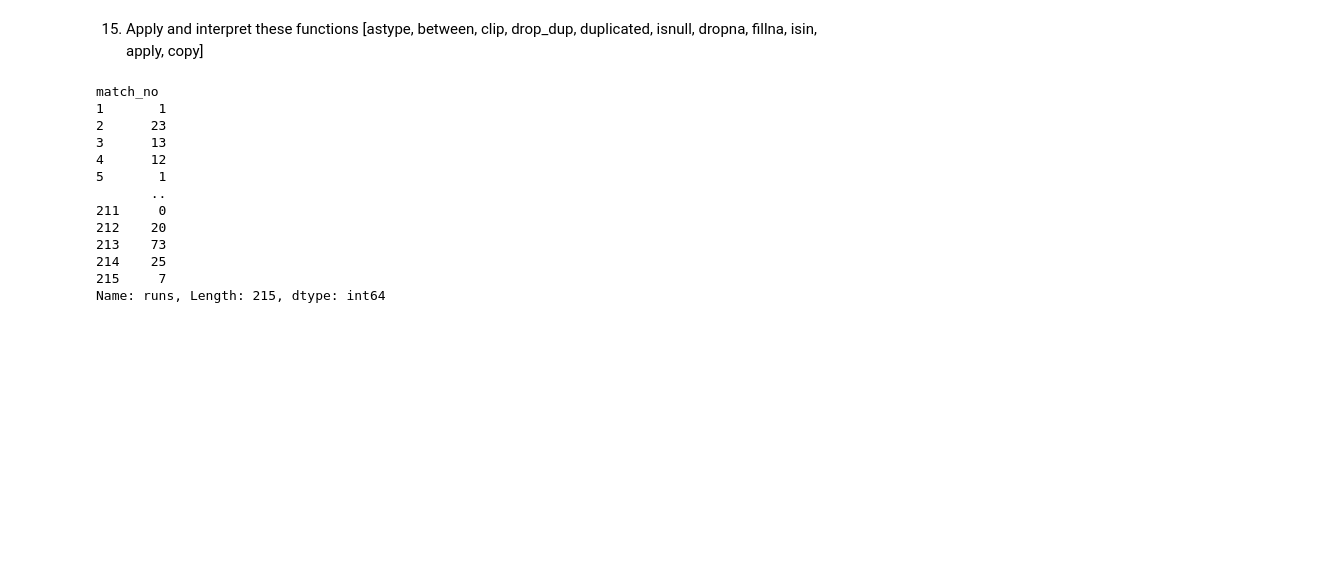
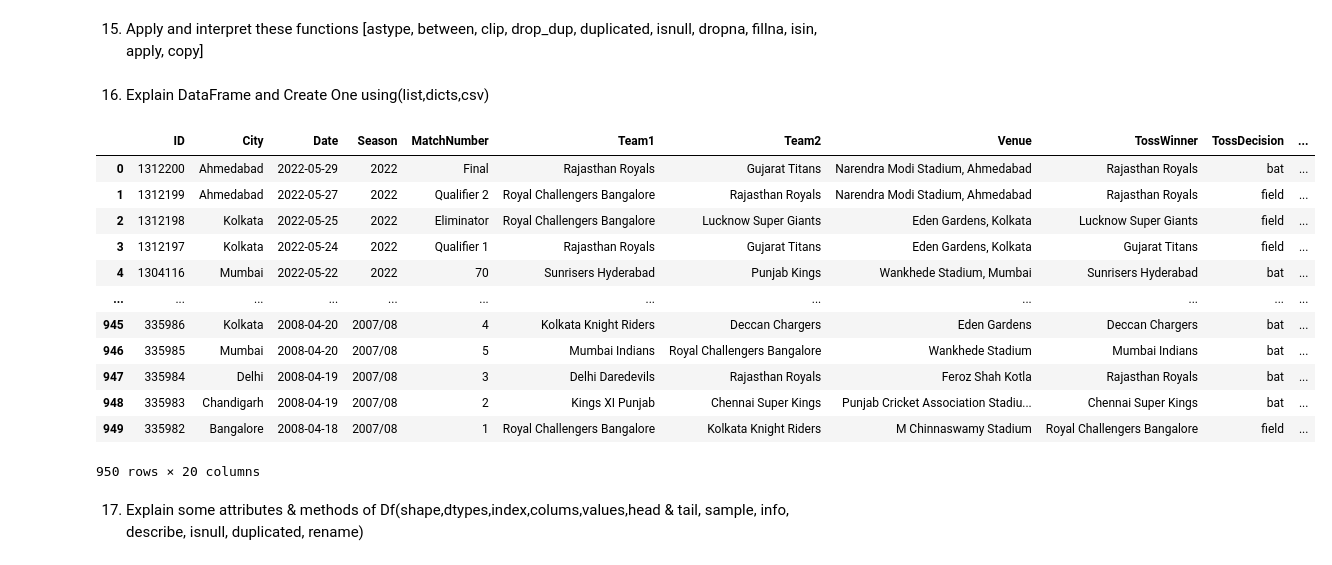
Before and after one commit to iblameshivang/Python-Journey, a Jupyter notebook: Pandas/Basics.ipynb, the cells around one changed output. Saved outputs shown, nothing was run; the diff lists cells and outputs as text; code cells hidden in the pictures; blank space fills up the shorter version.

Commit message:
New Learning

```diff
--- a/Pandas/Basics.ipynb
+++ b/Pandas/Basics.ipynb
@@ -265,6 +248,7 @@ temp.count() #but count gives the count of non null values only
 
 temp.isnull() #goes for each value in the dataset and checks T/F accordingly
 temp.isnull().sum() #so for all True(i.e total null values) it count them as 1+1+..
+temp.size-temp.count()  #this works same as isnull
 
 temp.dropna() #deletes all the null values and keep only non null values
 
@@ -307,17 +291,53 @@ neww=vk.head().copy()  #now in the new variable, the copy of top 5 are stored
 neww[1]=100   #now setting copy's first value as 100
 new   #see it's 100, now let's check the orignal
 vk    #so ya it is 1 it doen't got changed
-# %% [output]
-match_no
-1       1
-2      23
-3      13
-4      12
-5       1
-       ..
-211     0
-212    20
-213    73
-214    25
-215     7
-Name: runs, Length: 215, dtype: int64
+# %% [markdown]
+16. Explain DataFrame and Create One using(list,dicts,csv)
+# %%
+#Table or 2d struc of data having R&C is called Df
+#One column under df is called series and it's single row is also called series.
+
+
+#Using Lists
+student_data = [   #IQ,marks,package
+    [100,80,10],
+    [90,70,7],
+    [120,100,14],
+    [80,50,2]
+]
+pd.DataFrame(student_data, columns=['IQ','marks','Package'] )  #passed list & column names as P
+
+
+#Using Dict
+student_data = {   #IQ,marks,package
+  'iq': [100,90,120,80],
+   'marks': [80,70,100,50],
+    'pakage' : [10,7,14,2],
+}
+stu=pd.DataFrame(student_data) #didn't specifeid column in case of dict
+
+
+#Using Csv
+mov=pd.read_csv("C:/Users/Shivang/Downloads/movies.csv")
+mov  #in real world we usually import df like this from df
+
+ipl=pd.read_csv("C:/Users/Shivang/Downloads/ipl-matches.csv")
+ipl #naming all ds i will be using in the future
+
+#We will be working on these 2 DF in order to learn Dfes
+# %% [output]
+|  | ID | City | Date | Season | MatchNumber | Team1 | Team2 | Venue | TossWinner | TossDecision | ... |
+| 0 | 1312200 | Ahmedabad | 2022-05-29 | 2022 | Final | Rajasthan Royals | Gujarat Titans | Narendra Modi Stadium, Ahmedabad | Rajasthan Royals | bat | ... |
+| 1 | 1312199 | Ahmedabad | 2022-05-27 | 2022 | Qualifier 2 | Royal Challengers Bangalore | Rajasthan Royals | Narendra Modi Stadium, Ahmedabad | Rajasthan Royals | field | ... |
+| 2 | 1312198 | Kolkata | 2022-05-25 | 2022 | Eliminator | Royal Challengers Bangalore | Lucknow Super Giants | Eden Gardens, Kolkata | Lucknow Super Giants | field | ... |
+| 3 | 1312197 | Kolkata | 2022-05-24 | 2022 | Qualifier 1 | Rajasthan Royals | Gujarat Titans | Eden Gardens, Kolkata | Gujarat Titans | field | ... |
+| 4 | 1304116 | Mumbai | 2022-05-22 | 2022 | 70 | Sunrisers Hyderabad | Punjab Kings | Wankhede Stadium, Mumbai | Sunrisers Hyderabad | bat | ... |
+| ... | ... | ... | ... | ... | ... | ... | ... | ... | ... | ... | ... |
+| 945 | 335986 | Kolkata | 2008-04-20 | 2007/08 | 4 | Kolkata Knight Riders | Deccan Chargers | Eden Gardens | Deccan Chargers | bat | ... |
+| 946 | 335985 | Mumbai | 2008-04-20 | 2007/08 | 5 | Mumbai Indians | Royal Challengers Bangalore | Wankhede Stadium | Mumbai Indians | bat | ... |
+| 947 | 335984 | Delhi | 2008-04-19 | 2007/08 | 3 | Delhi Daredevils | Rajasthan Royals | Feroz Shah Kotla | Rajasthan Royals | bat | ... |
+| 948 | 335983 | Chandigarh | 2008-04-19 | 2007/08 | 2 | Kings XI Punjab | Chennai Super Kings | Punjab Cricket Association Stadiu... | Chennai Super Kings | bat | ... |
+| 949 | 335982 | Bangalore | 2008-04-18 | 2007/08 | 1 | Royal Challengers Bangalore | Kolkata Knight Riders | M Chinnaswamy Stadium | Royal Challengers Bangalore | field | ... |
+950 rows × 20 columns
+# %% [markdown]
+17. Explain some attributes & methods of Df(shape,dtypes,index,colums,values,head & tail, sample, info, describe, isnull, duplicated, rename)
```
Also changed, not shown: parts of 5 cells of this notebook, 2 other files.
